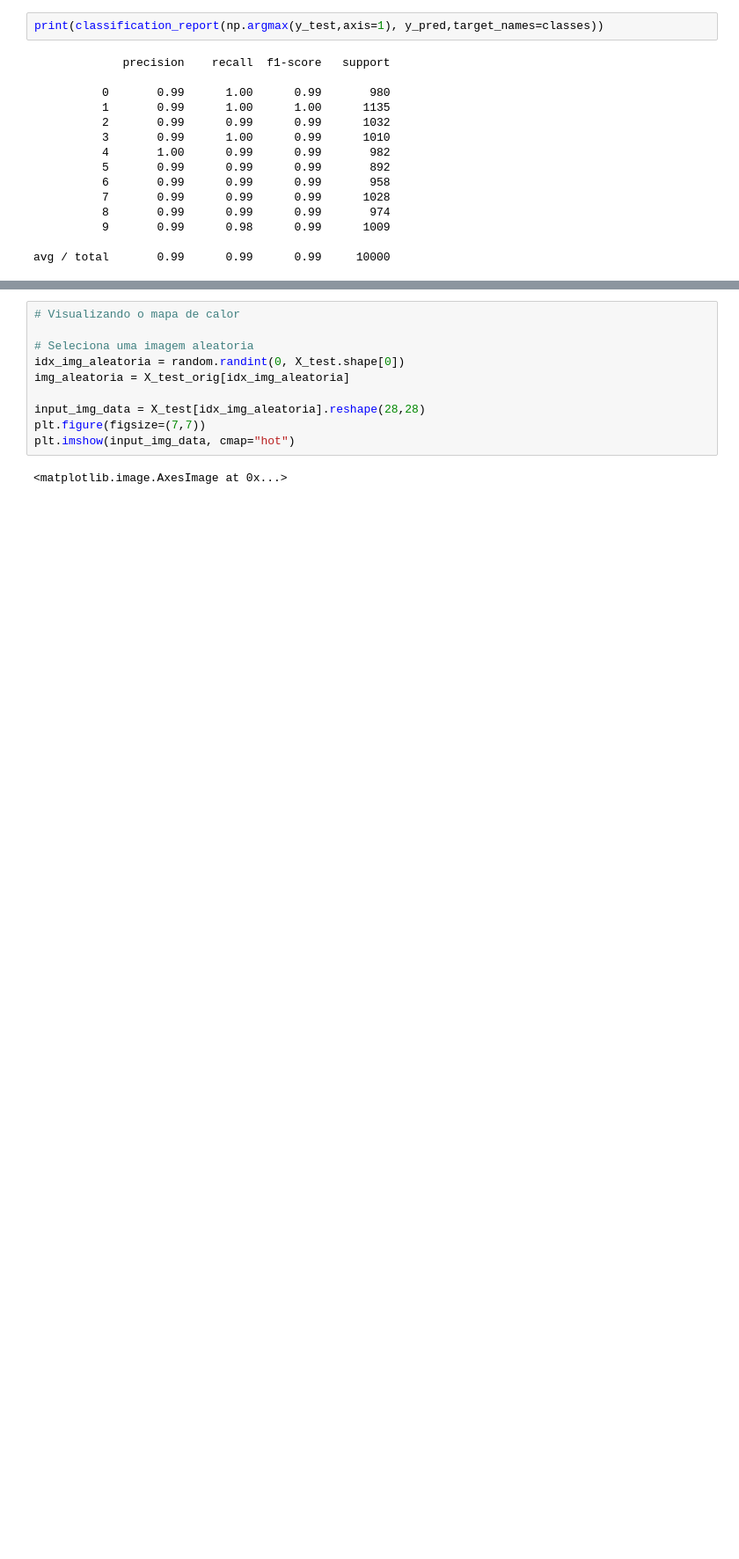
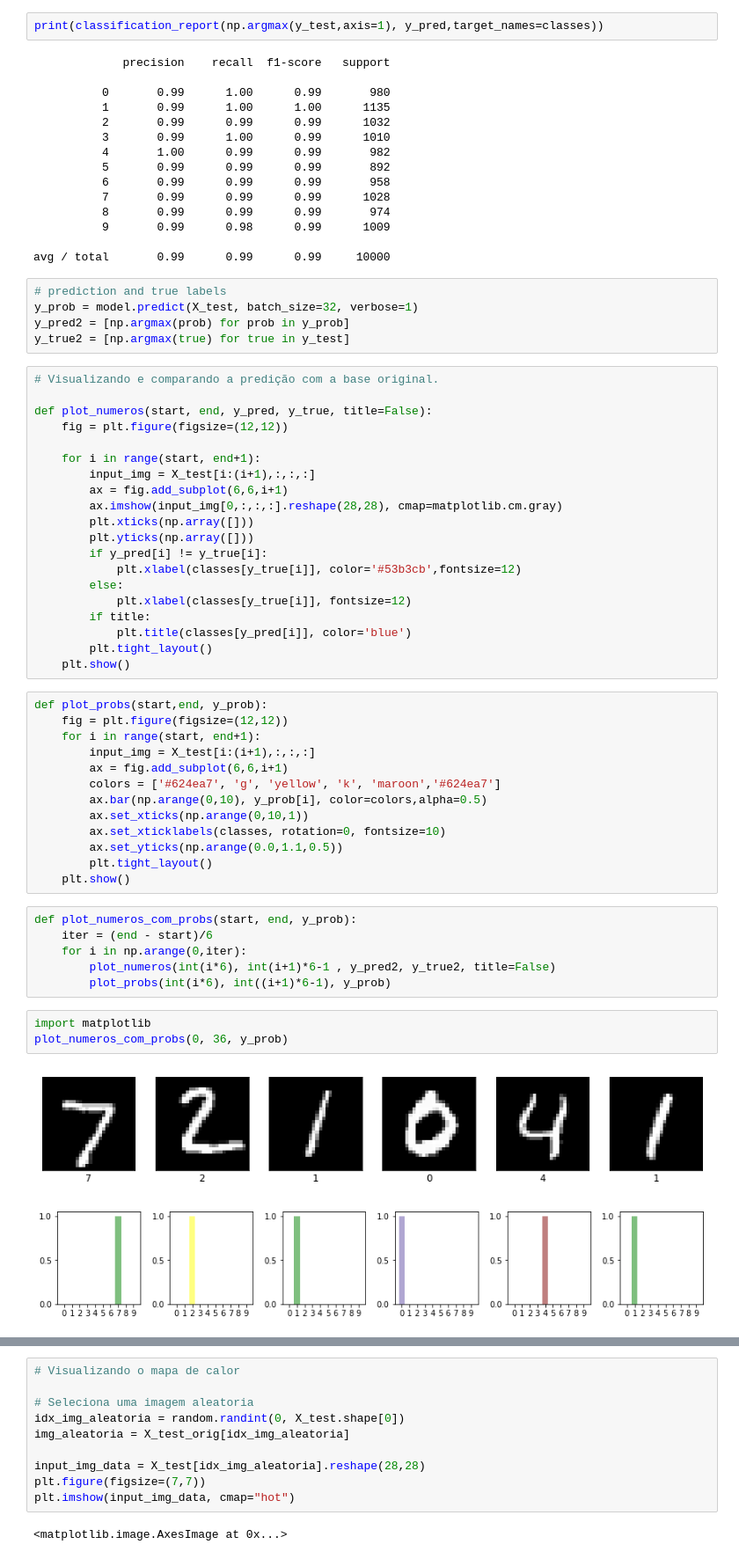
Before and after one commit to diogenesd/mnist, a Jupyter notebook: MNIST-ConvNet.ipynb, the cells around one changed output, grey strips where cells are left out. Shown at 88% size. Drawn from its saved outputs; the diff is of its cells as text; blank space fills up the shorter version.

```diff
--- a/MNIST-ConvNet.ipynb
+++ b/MNIST-ConvNet.ipynb
@@ -519,3 +511,53 @@ print(classification_report(np.argmax(y_test,axis=1), y_pred,target_names=classe
           9       0.99      0.98      0.99      1009
 
 avg / total       0.99      0.99      0.99     10000
+# %%
+# prediction and true labels
+y_prob = model.predict(X_test, batch_size=32, verbose=1)
+y_pred2 = [np.argmax(prob) for prob in y_prob]
+y_true2 = [np.argmax(true) for true in y_test]
+# %%
+# Visualizando e comparando a predição com a base original.
+
+def plot_numeros(start, end, y_pred, y_true, title=False):
+    fig = plt.figure(figsize=(12,12))
+
+    for i in range(start, end+1):
+        input_img = X_test[i:(i+1),:,:,:]
+        ax = fig.add_subplot(6,6,i+1)
+        ax.imshow(input_img[0,:,:,:].reshape(28,28), cmap=matplotlib.cm.gray)
+        plt.xticks(np.array([]))
+        plt.yticks(np.array([]))
+        if y_pred[i] != y_true[i]:
+            plt.xlabel(classes[y_true[i]], color='#53b3cb',fontsize=12)
+        else:
+            plt.xlabel(classes[y_true[i]], fontsize=12)
+        if title:
+            plt.title(classes[y_pred[i]], color='blue')
+        plt.tight_layout()
+    plt.show()
+# %%
+def plot_probs(start,end, y_prob):
+    fig = plt.figure(figsize=(12,12))
+    for i in range(start, end+1):
+        input_img = X_test[i:(i+1),:,:,:]
+        ax = fig.add_subplot(6,6,i+1)
+        colors = ['#624ea7', 'g', 'yellow', 'k', 'maroon','#624ea7']
+        ax.bar(np.arange(0,10), y_prob[i], color=colors,alpha=0.5)
+        ax.set_xticks(np.arange(0,10,1))
+        ax.set_xticklabels(classes, rotation=0, fontsize=10)
+        ax.set_yticks(np.arange(0.0,1.1,0.5))
+        plt.tight_layout()
+    plt.show()
+# %%
+def plot_numeros_com_probs(start, end, y_prob):
+    iter = (end - start)/6
+    for i in np.arange(0,iter):
+        plot_numeros(int(i*6), int(i+1)*6-1 , y_pred2, y_true2, title=False)
+        plot_probs(int(i*6), int((i+1)*6-1), y_prob)
+# %%
+import matplotlib
+plot_numeros_com_probs(0, 36, y_prob)
+# %% [output]
+[figure, added]
+[figure, added]
```
Also changed, not shown: parts of 43 cells of this notebook.
